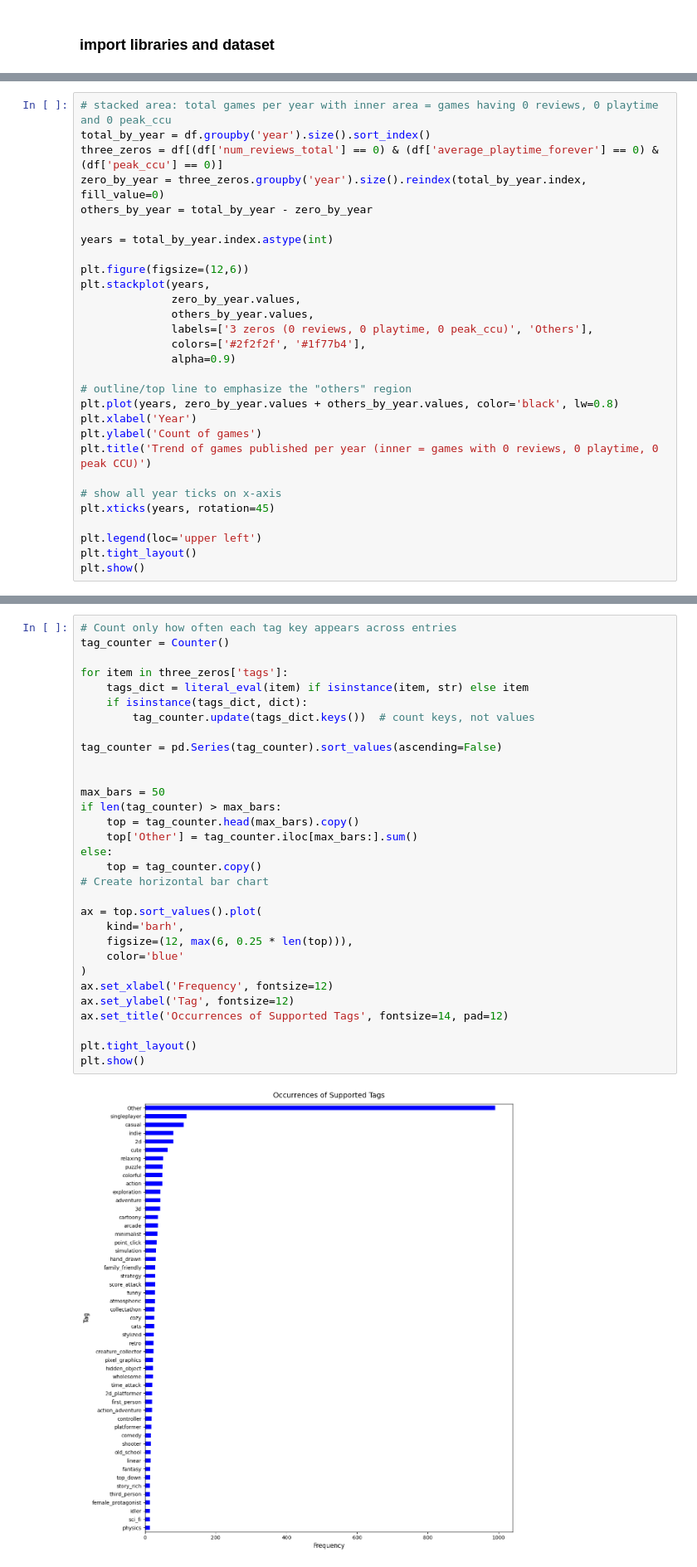
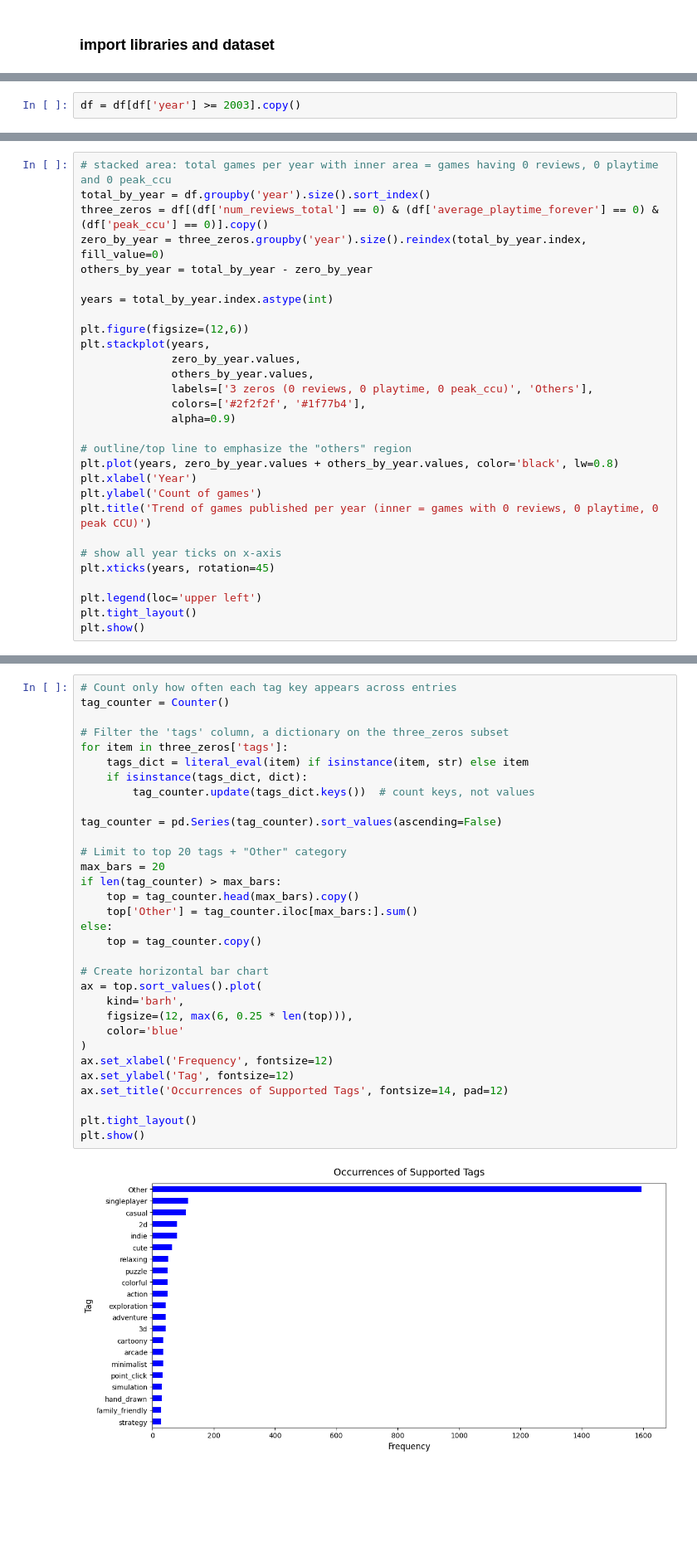
Before and after one commit to Jingrui-Zhu/SLDV, a Jupyter notebook: data_analysis.ipynb, the cells around one changed output, grey strips where cells are left out. Shown at 83% size. Cells and saved outputs as stored; diff of their text form; blank space fills up the shorter version.

```diff
--- a/data_analysis.ipynb
+++ b/data_analysis.ipynb
@@ -33,3 +35,5 @@ memory usage: 15.2+ MB
+# %%
+df = df[df['year'] >= 2003].copy()
 # %% [markdown]
 ### What are the most cited categories?
 The *tag* column contains all the categories, i.e., tags that players believe best describe a game. <br>
@@ -65,7 +69,7 @@ This signals the increasing size of the gaming market, but also tell us that wit
 # %%
 # stacked area: total games per year with inner area = games having 0 reviews, 0 playtime and 0 peak_ccu
 total_by_year = df.groupby('year').size().sort_index()
-three_zeros = df[(df['num_reviews_total'] == 0) & (df['average_playtime_forever'] == 0) & (df['peak_ccu'] == 0)]
+three_zeros = df[(df['num_reviews_total'] == 0) & (df['average_playtime_forever'] == 0) & (df['peak_ccu'] == 0)].copy()
 zero_by_year = three_zeros.groupby('year').size().reindex(total_by_year.index, fill_value=0)
 others_by_year = total_by_year - zero_by_year
 
@@ -174,36 +178,37 @@ However, the horizontal bar chart did not confirm this hypothesis either, by sho
 # %%
 # Count only how often each tag key appears across entries
 tag_counter = Counter()
 
+# Filter the 'tags' column, a dictionary on the three_zeros subset
 for item in three_zeros['tags']:
     tags_dict = literal_eval(item) if isinstance(item, str) else item
     if isinstance(tags_dict, dict):
         tag_counter.update(tags_dict.keys())  # count keys, not values
 
 tag_counter = pd.Series(tag_counter).sort_values(ascending=False)
 
-
-max_bars = 50
+# Limit to top 20 tags + "Other" category
+max_bars = 20
 if len(tag_counter) > max_bars:
     top = tag_counter.head(max_bars).copy()
     top['Other'] = tag_counter.iloc[max_bars:].sum()
 else:
     top = tag_counter.copy()
+
 # Create horizontal bar chart
-
 ax = top.sort_values().plot(
     kind='barh',
     figsize=(12, max(6, 0.25 * len(top))),
     color='blue'
 )
 ax.set_xlabel('Frequency', fontsize=12)
 ax.set_ylabel('Tag', fontsize=12)
 ax.set_title('Occurrences of Supported Tags', fontsize=14, pad=12)
 
 plt.tight_layout()
 plt.show()
 # %% [output]
-[figure, old version]
+[figure, new version]
 # %% [markdown]
 #### Final considearion
 From the available data, the reasons behind the continue rise of dead games are inconclusive, it is difficult to statistically prove the trend.<br>
```
Also changed, not shown: parts of 18 cells of this notebook.
